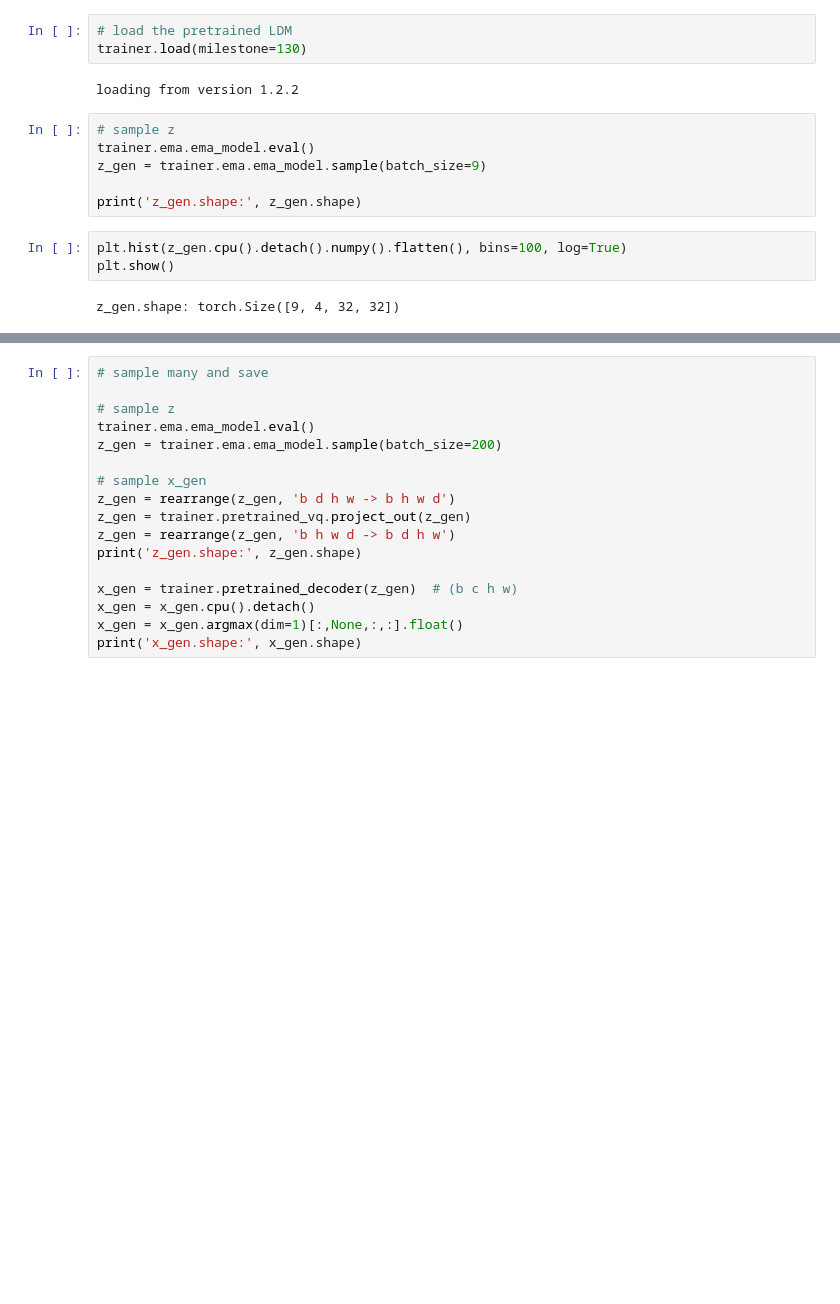
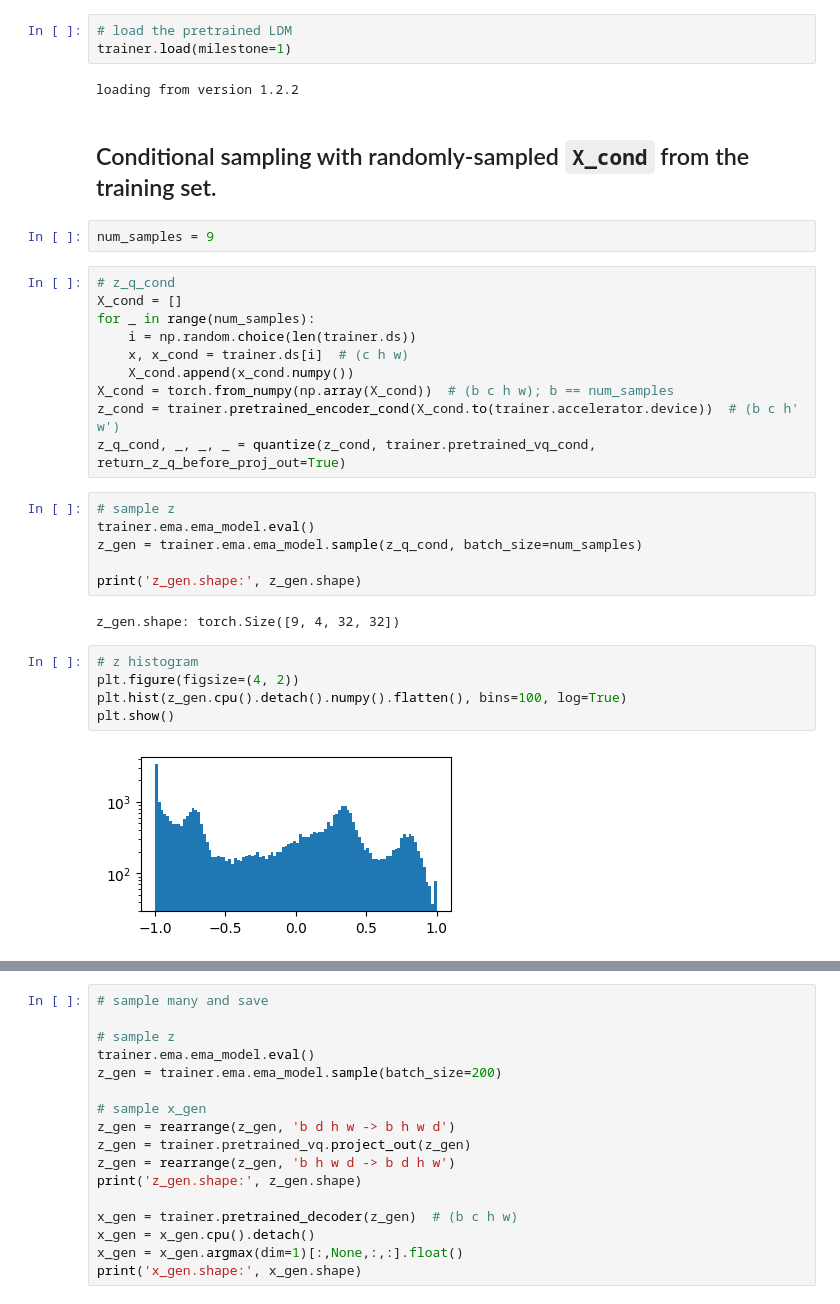
Before and after one commit to danelee2601/denoising-diffusion-pytorch, a Jupyter notebook: sample.ipynb, the cells around one changed output, grey strips where cells are left out. Drawn from its saved outputs; the diff is of its cells as text; blank space fills up the shorter version.

Commit message:
updated conditional LDM so that it can do both unconditional and conditional sampling.

```diff
--- a/sample.ipynb
+++ b/sample.ipynb
@@ -81,17 +103,35 @@ self.X_test.shape: (60, 4, 128, 128)
 # %%
 # load the pretrained LDM
-trainer.load(milestone=130)
+trainer.load(milestone=1)
 # %% [output]
 loading from version 1.2.2
+# %% [markdown]
+## Conditional sampling with randomly-sampled `X_cond` from the training set.
+# %%
+num_samples = 9
+# %%
+# z_q_cond
+X_cond = []
+for _ in range(num_samples):
+    i = np.random.choice(len(trainer.ds))
+    x, x_cond = trainer.ds[i]  # (c h w)
+    X_cond.append(x_cond.numpy())
+X_cond = torch.from_numpy(np.array(X_cond))  # (b c h w); b == num_samples
+z_cond = trainer.pretrained_encoder_cond(X_cond.to(trainer.accelerator.device))  # (b c h' w')
+z_q_cond, _, _, _ = quantize(z_cond, trainer.pretrained_vq_cond, return_z_q_before_proj_out=True)
 # %%
 # sample z
 trainer.ema.ema_model.eval()
-z_gen = trainer.ema.ema_model.sample(batch_size=9)
+z_gen = trainer.ema.ema_model.sample(z_q_cond, batch_size=num_samples)
 
 print('z_gen.shape:', z_gen.shape)
+# %% [output]
+z_gen.shape: torch.Size([9, 4, 32, 32])
 # %%
+# z histogram
+plt.figure(figsize=(4, 2))
 plt.hist(z_gen.cpu().detach().numpy().flatten(), bins=100, log=True)
 plt.show()
 # %% [output]
-z_gen.shape: torch.Size([9, 4, 32, 32])
+[figure, added]
 # %%
```
Also changed, not shown: parts of 19 cells of this notebook, 5 other files.
